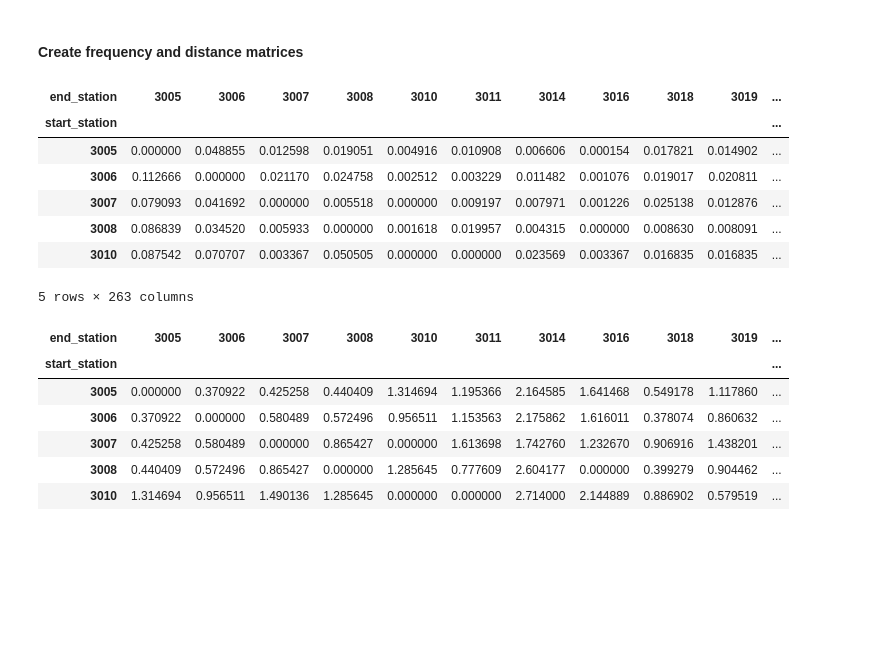
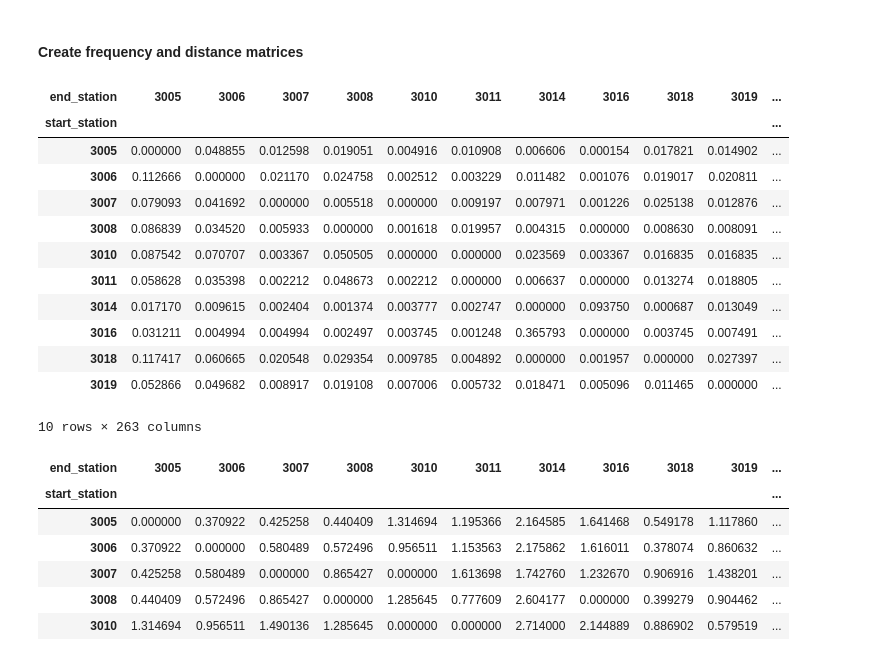
Before and after one commit to jvcanavarro/MetroBike, a Jupyter notebook: notebooks/main.ipynb, the cells around one changed output. Saved outputs shown, nothing was run; the diff lists cells and outputs as text; code cells hidden in the pictures; blank space fills up the shorter version.

```diff
--- a/notebooks/main.ipynb
+++ b/notebooks/main.ipynb
@@ -13,7 +13,7 @@ import numpy as np
 # %% [markdown]
 ### Dataset Overview
 # %%
-df = pd.read_csv('metrobike-2020.csv')
+df = pd.read_csv('../metrobike-2020.csv')
 df.head()
 # %% [output]
 |  | trip_id | duration | start_time | end_time | start_station | start_lat | start_lon | end_station | end_lat | ... |
@@ -181,16 +209,21 @@ stations = stations.drop_duplicates(['start_station', 'end_station'])
 # %%
 # Pivot to create rides frequency matrix
 freq_matrix = stations.pivot(index='start_station', columns='end_station', values='norm_rides').fillna(0)
-freq_matrix.head()
+freq_matrix.head(10)
 # %% [output]
 | end_station | 3005 | 3006 | 3007 | 3008 | 3010 | 3011 | 3014 | 3016 | 3018 | 3019 | ... |
 | start_station |  |  |  |  |  |  |  |  |  |  | ... |
 | 3005 | 0.000000 | 0.048855 | 0.012598 | 0.019051 | 0.004916 | 0.010908 | 0.006606 | 0.000154 | 0.017821 | 0.014902 | ... |
 | 3006 | 0.112666 | 0.000000 | 0.021170 | 0.024758 | 0.002512 | 0.003229 | 0.011482 | 0.001076 | 0.019017 | 0.020811 | ... |
 | 3007 | 0.079093 | 0.041692 | 0.000000 | 0.005518 | 0.000000 | 0.009197 | 0.007971 | 0.001226 | 0.025138 | 0.012876 | ... |
 | 3008 | 0.086839 | 0.034520 | 0.005933 | 0.000000 | 0.001618 | 0.019957 | 0.004315 | 0.000000 | 0.008630 | 0.008091 | ... |
 | 3010 | 0.087542 | 0.070707 | 0.003367 | 0.050505 | 0.000000 | 0.000000 | 0.023569 | 0.003367 | 0.016835 | 0.016835 | ... |
+| 3011 | 0.058628 | 0.035398 | 0.002212 | 0.048673 | 0.002212 | 0.000000 | 0.006637 | 0.000000 | 0.013274 | 0.018805 | ... |
+| 3014 | 0.017170 | 0.009615 | 0.002404 | 0.001374 | 0.003777 | 0.002747 | 0.000000 | 0.093750 | 0.000687 | 0.013049 | ... |
+| 3016 | 0.031211 | 0.004994 | 0.004994 | 0.002497 | 0.003745 | 0.001248 | 0.365793 | 0.000000 | 0.003745 | 0.007491 | ... |
+| 3018 | 0.117417 | 0.060665 | 0.020548 | 0.029354 | 0.009785 | 0.004892 | 0.000000 | 0.001957 | 0.000000 | 0.027397 | ... |
+| 3019 | 0.052866 | 0.049682 | 0.008917 | 0.019108 | 0.007006 | 0.005732 | 0.018471 | 0.005096 | 0.011465 | 0.000000 | ... |
-5 rows × 263 columns
+10 rows × 263 columns
 # %%
 # Stations distance matrix
 distance_matrix = stations.pivot(index='start_station', columns='end_station', values='distance').fillna(0)
```
Also changed, not shown: parts of 5 cells of this notebook.
